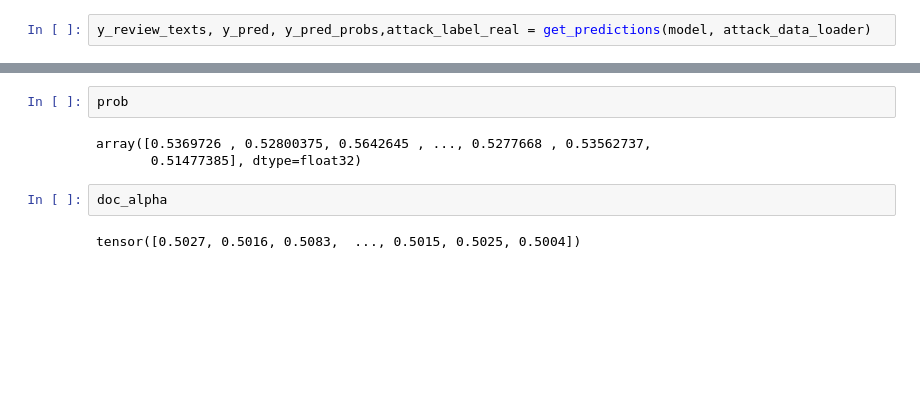
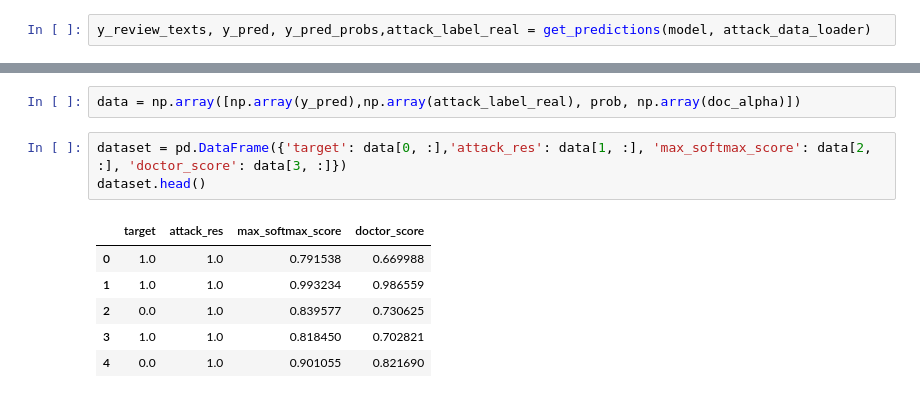
Before and after one commit to Tedonze/Adversarial_Attacks_NLP, a Jupyter notebook: scores.ipynb, the cells around one changed output, grey strips where cells are left out. Cells and saved outputs as stored; diff of their text form; blank space fills up the shorter version.

```diff
--- a/scores.ipynb
+++ b/scores.ipynb
@@ -431,9 +466,12 @@ Doctor alpha AUPR: 0.517
-# %%
-prob
-# %% [output]
-array([0.5369726 , 0.52800375, 0.5642645 , ..., 0.5277668 , 0.53562737,
-       0.51477385], dtype=float32)
-# %%
-doc_alpha
-# %% [output]
-tensor([0.5027, 0.5016, 0.5083,  ..., 0.5015, 0.5025, 0.5004])
+# %%
+data = np.array([np.array(y_pred),np.array(attack_label_real), prob, np.array(doc_alpha)])
+# %%
+dataset = pd.DataFrame({'target': data[0, :],'attack_res': data[1, :], 'max_softmax_score': data[2, :], 'doctor_score': data[3, :]})
+dataset.head()
+# %% [output]
+|  | target | attack_res | max_softmax_score | doctor_score |
+| 0 | 1.0 | 1.0 | 0.791538 | 0.669988 |
+| 1 | 1.0 | 1.0 | 0.993234 | 0.986559 |
+| 2 | 0.0 | 1.0 | 0.839577 | 0.730625 |
+| 3 | 1.0 | 1.0 | 0.818450 | 0.702821 |
+| 4 | 0.0 | 1.0 | 0.901055 | 0.821690 |
```
Also changed, not shown: parts of 19 cells of this notebook.
